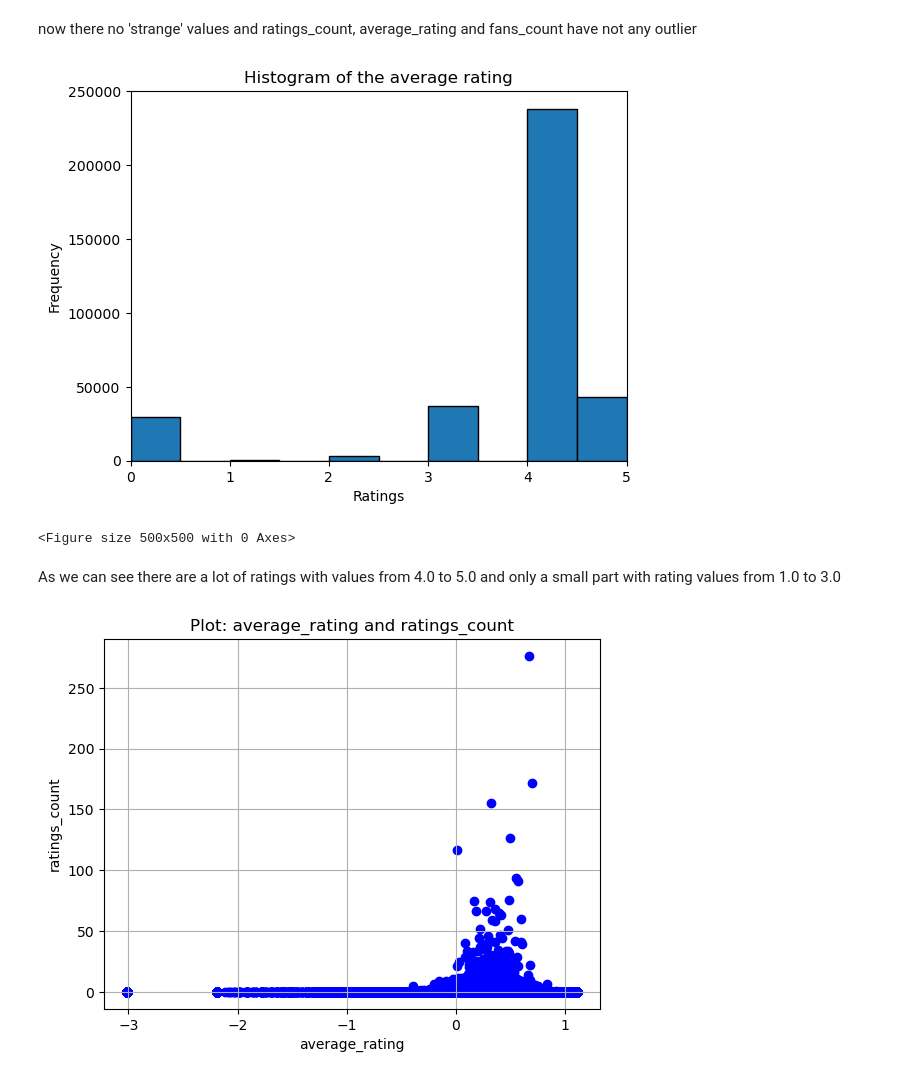
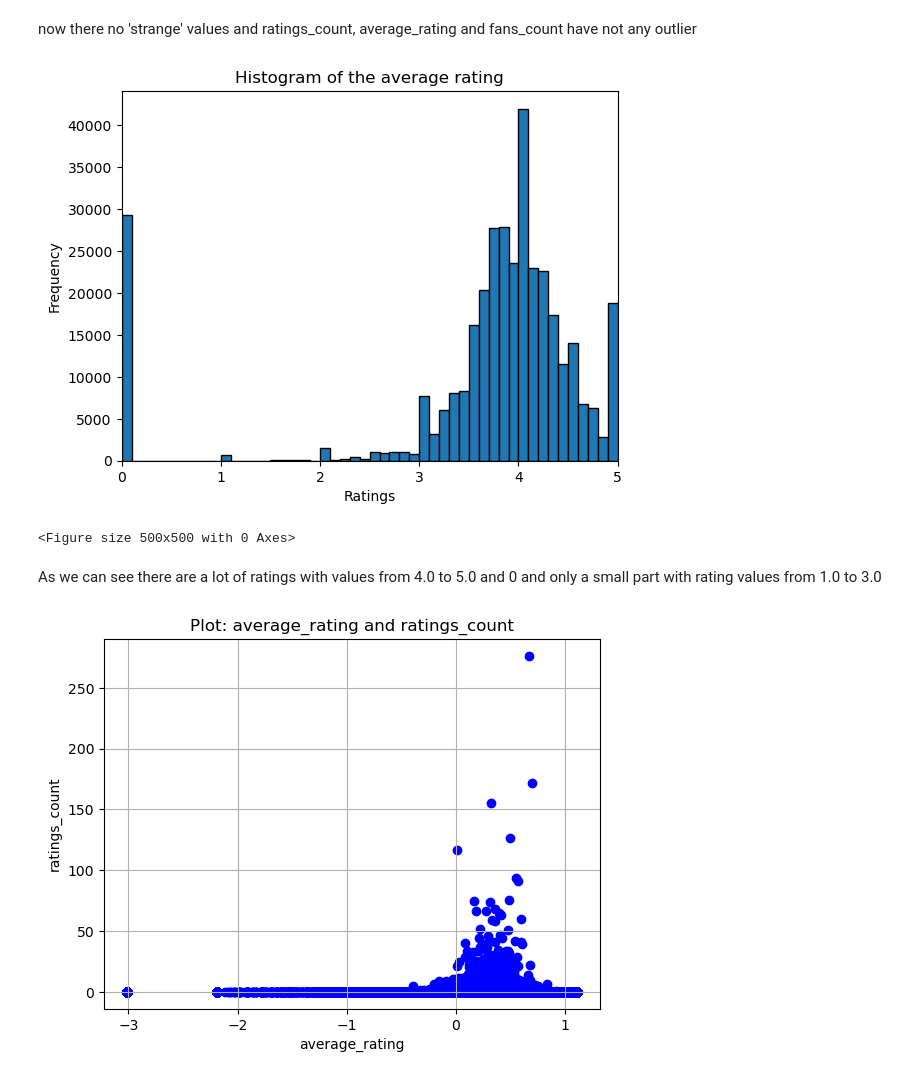
Before and after one commit to LorenzoPannacci/ADM-HW2, a Jupyter notebook: main.ipynb, the cells around one changed output. Saved outputs shown, nothing was run; the diff lists cells and outputs as text; code cells hidden in the pictures.

```diff
--- a/main.ipynb
+++ b/main.ipynb
@@ -272,9 +272,5 @@ for i in range(len(authors['average_rating'])):
     if authors['fans_count'][i]<0:
         print(i)
         l.append(i)
-    if authors['name'][i]=='NOT A BOOK':
-        print(i)
-        l.append(i)
-
 l
 # %% [output]
@@ -353,18 +349,18 @@ now there no 'strange' values and ratings_count, average_rating and fans_count h
 # %%
 #hist of the average ratings of all the authors
 import matplotlib.pyplot as plt
-plt.hist(round(authors.average_rating), bins=10, edgecolor='black')
+plt.hist(authors.average_rating, bins=50, edgecolor='black')
 plt.xlim(0,5)
 plt.xlabel('Ratings')
 plt.ylabel('Frequency')
 plt.title('Histogram of the average rating')
 plt.figure(figsize=(5, 5))
 plt.show()
 # %% [output]
-[figure, old version]
+[figure, new version]
 <Figure size 500x500 with 0 Axes>
 # %% [markdown]
-As we can see there are a lot of ratings with values from 4.0 to 5.0 and only a small part with rating values from 1.0 to 3.0
+As we can see there are a lot of ratings with values from 4.0 to 5.0 and 0 and only a small part with rating values from 1.0 to 3.0
 # %%
 #plot of the works_count of all the authors
 import matplotlib.pyplot as plt
```
Also changed, not shown: parts of 31 cells of this notebook.
